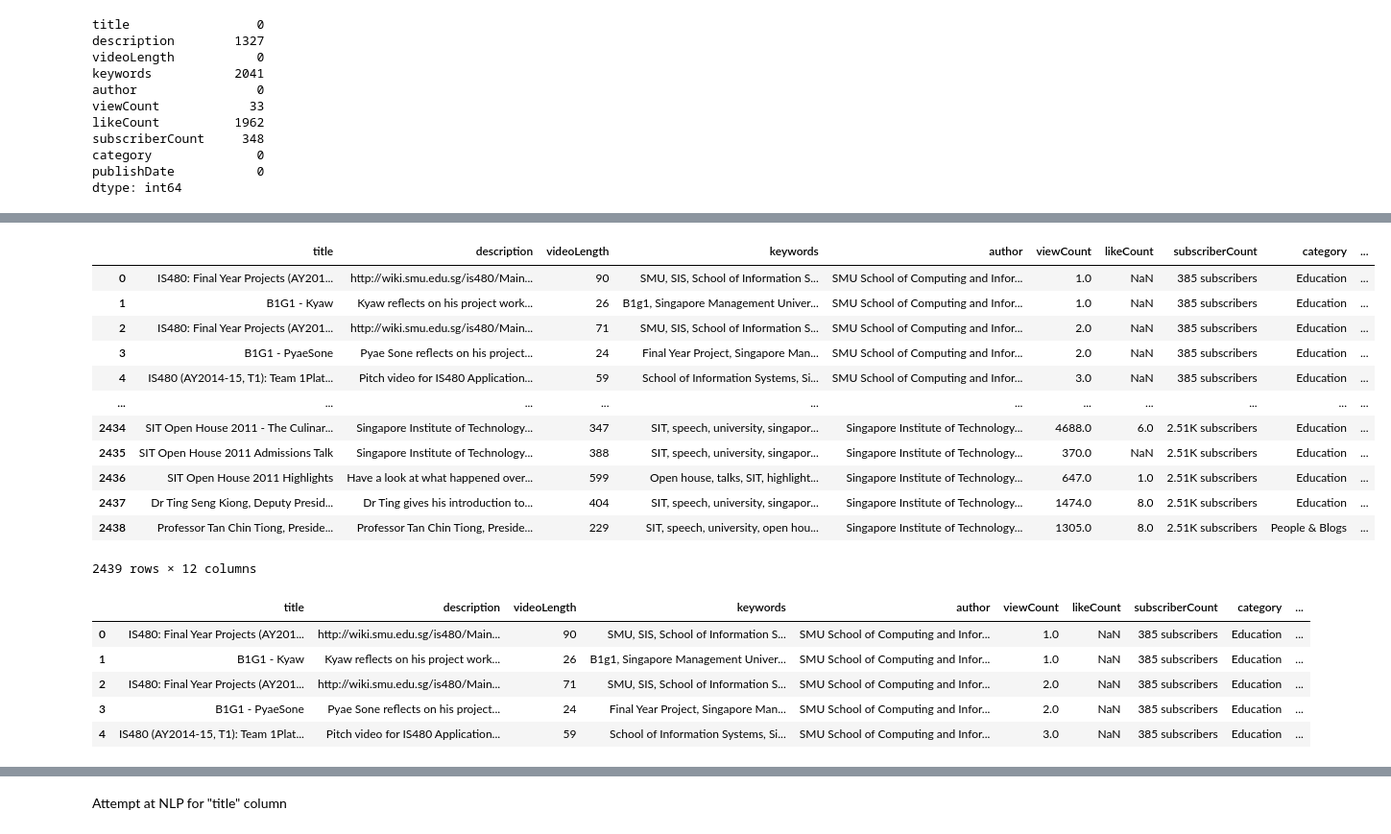
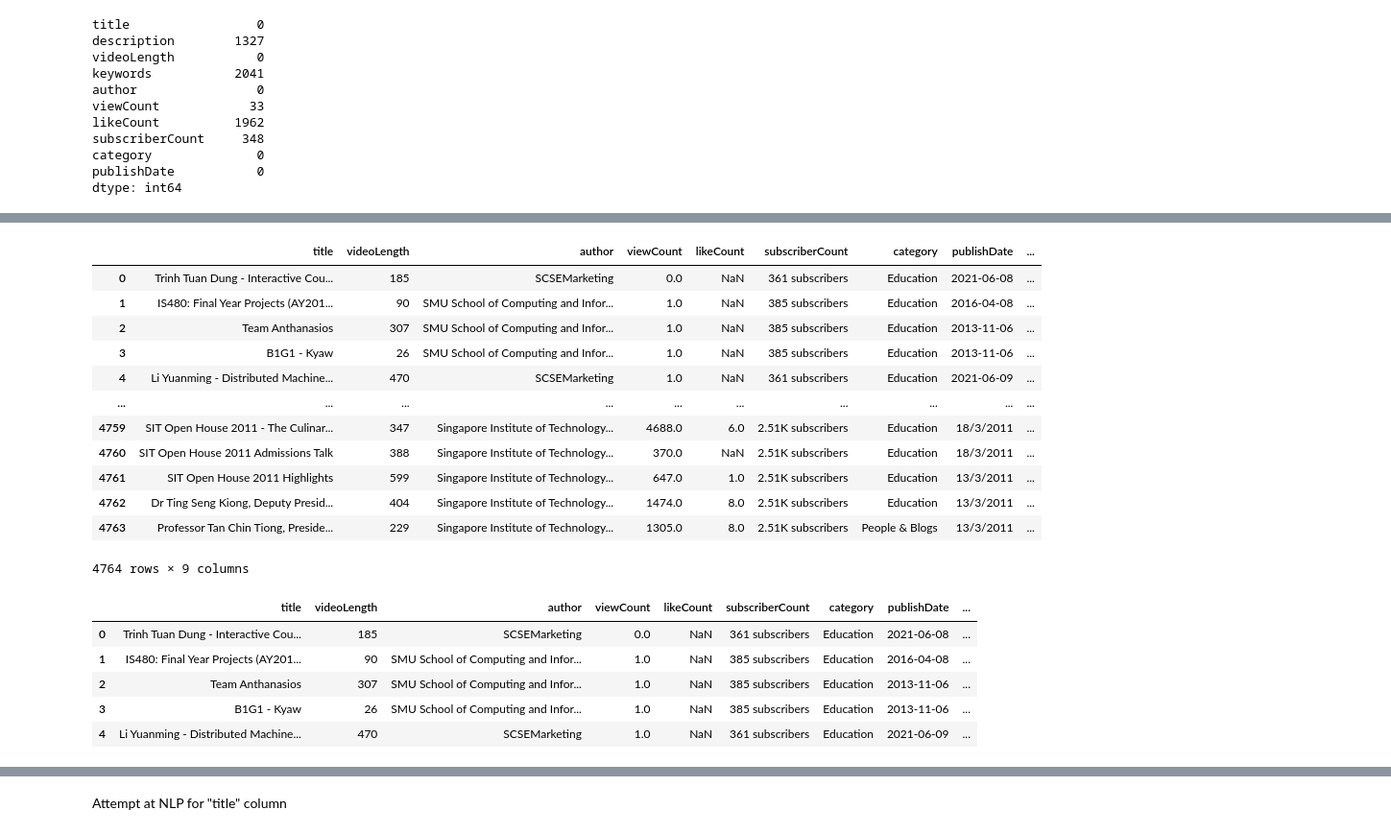
Before and after one commit to ashleyykq/is434-g2-t7, a Jupyter notebook: youtube/Youtube.ipynb, the cells around one changed output, grey strips where cells are left out. Shown at 96% size. Drawn from its saved outputs; the diff is of its cells as text; code cells hidden in the pictures.

```diff
--- a/youtube/Youtube.ipynb
+++ b/youtube/Youtube.ipynb
@@ -106,7 +106,7 @@ category              0
 publishDate           0
 dtype: int64
 # %%
-df2_dropna = df2.dropna(subset = ["keywords","description","subscriberCount"]).reset_index(drop = True)
+df2_dropna = df2.dropna(subset = ["viewCount"]).reset_index(drop = True)
 df2_dropna
 # %% [output]
 |  | title | description | videoLength | keywords | author | viewCount | likeCount | subscriberCount | category | ... |
@@ -145,0 +177,3 @@ df2_dropna_copy = df2_dropna.copy()
+# %%
+df2_dropna_copy = df2_dropna.drop(['description', 'keywords'], axis = 1)
+df2_dropna_copy
@@ -171,26 +217,26 @@ df2_dropna
 # %%
-df2_dropna['publishDateProcessed'] = pd.to_datetime(df2_dropna['publishDate'], infer_datetime_format=True)
-df2_dropna
+df2_dropna_copy['publishDateProcessed'] = pd.to_datetime(df2_dropna_copy['publishDate'], infer_datetime_format=True)
+df2_dropna_copy
 # %% [output]
-|  | title | description | videoLength | keywords | author | viewCount | likeCount | subscriberCount | category | ... |
-| 0 | IS480: Final Year Projects (AY201... | http://wiki.smu.edu.sg/is480/Main... | 90 | SMU, SIS, School of Information S... | SMU School of Computing and Infor... | 1.0 | NaN | 385 subscribers | Education | ... |
-| 1 | B1G1 - Kyaw | Kyaw reflects on his project work... | 26 | B1g1, Singapore Management Univer... | SMU School of Computing and Infor... | 1.0 | NaN | 385 subscribers | Education | ... |
-| 2 | IS480: Final Year Projects (AY201... | http://wiki.smu.edu.sg/is480/Main... | 71 | SMU, SIS, School of Information S... | SMU School of Computing and Infor... | 2.0 | NaN | 385 subscribers | Education | ... |
-| 3 | B1G1 - PyaeSone | Pyae Sone reflects on his project... | 24 | Final Year Project, Singapore Man... | SMU School of Computing and Infor... | 2.0 | NaN | 385 subscribers | Education | ... |
-| 4 | IS480 (AY2014-15, T1): Team 1Plat... | Pitch video for IS480 Application... | 59 | School of Information Systems, Si... | SMU School of Computing and Infor... | 3.0 | NaN | 385 subscribers | Education | ... |
-| ... | ... | ... | ... | ... | ... | ... | ... | ... | ... | ... |
-| 2434 | SIT Open House 2011 - The Culinar... | Singapore Institute of Technology... | 347 | SIT, speech, university, singapor... | Singapore Institute of Technology... | 4688.0 | 6.0 | 2.51K subscribers | Education | ... |
-| 2435 | SIT Open House 2011 Admissions Talk | Singapore Institute of Technology... | 388 | SIT, speech, university, singapor... | Singapore Institute of Technology... | 370.0 | NaN | 2.51K subscribers | Education | ... |
-| 2436 | SIT Open House 2011 Highlights | Have a look at what happened over... | 599 | Open house, talks, SIT, highlight... | Singapore Institute of Technology... | 647.0 | 1.0 | 2.51K subscribers | Education | ... |
-| 2437 | Dr Ting Seng Kiong, Deputy Presid... | Dr Ting gives his introduction to... | 404 | SIT, speech, university, singapor... | Singapore Institute of Technology... | 1474.0 | 8.0 | 2.51K subscribers | Education | ... |
-| 2438 | Professor Tan Chin Tiong, Preside... | Professor Tan Chin Tiong, Preside... | 229 | SIT, speech, university, open hou... | Singapore Institute of Technology... | 1305.0 | 8.0 | 2.51K subscribers | People & Blogs | ... |
+|  | title | videoLength | author | viewCount | likeCount | subscriberCount | category | publishDate | ... |
+| 0 | Trinh Tuan Dung - Interactive Cou... | 185 | SCSEMarketing | 0.0 | NaN | 361 subscribers | Education | 2021-06-08 | ... |
+| 1 | IS480: Final Year Projects (AY201... | 90 | SMU School of Computing and Infor... | 1.0 | NaN | 385 subscribers | Education | 2016-04-08 | ... |
+| 2 | Team Anthanasios | 307 | SMU School of Computing and Infor... | 1.0 | NaN | 385 subscribers | Education | 2013-11-06 | ... |
+| 3 | B1G1 - Kyaw | 26 | SMU School of Computing and Infor... | 1.0 | NaN | 385 subscribers | Education | 2013-11-06 | ... |
+| 4 | Li Yuanming - Distributed Machine... | 470 | SCSEMarketing | 1.0 | NaN | 361 subscribers | Education | 2021-06-09 | ... |
+| ... | ... | ... | ... | ... | ... | ... | ... | ... | ... |
+| 4759 | SIT Open House 2011 - The Culinar... | 347 | Singapore Institute of Technology... | 4688.0 | 6.0 | 2.51K subscribers | Education | 18/3/2011 | ... |
+| 4760 | SIT Open House 2011 Admissions Talk | 388 | Singapore Institute of Technology... | 370.0 | NaN | 2.51K subscribers | Education | 18/3/2011 | ... |
+| 4761 | SIT Open House 2011 Highlights | 599 | Singapore Institute of Technology... | 647.0 | 1.0 | 2.51K subscribers | Education | 13/3/2011 | ... |
+| 4762 | Dr Ting Seng Kiong, Deputy Presid... | 404 | Singapore Institute of Technology... | 1474.0 | 8.0 | 2.51K subscribers | Education | 13/3/2011 | ... |
+| 4763 | Professor Tan Chin Tiong, Preside... | 229 | Singapore Institute of Technology... | 1305.0 | 8.0 | 2.51K subscribers | People & Blogs | 13/3/2011 | ... |
-2439 rows × 12 columns
+4764 rows × 9 columns
 # %%
-df2_dropna.head()
+df2_dropna_copy.head()
 # %% [output]
-|  | title | description | videoLength | keywords | author | viewCount | likeCount | subscriberCount | category | ... |
-| 0 | IS480: Final Year Projects (AY201... | http://wiki.smu.edu.sg/is480/Main... | 90 | SMU, SIS, School of Information S... | SMU School of Computing and Infor... | 1.0 | NaN | 385 subscribers | Education | ... |
-| 1 | B1G1 - Kyaw | Kyaw reflects on his project work... | 26 | B1g1, Singapore Management Univer... | SMU School of Computing and Infor... | 1.0 | NaN | 385 subscribers | Education | ... |
-| 2 | IS480: Final Year Projects (AY201... | http://wiki.smu.edu.sg/is480/Main... | 71 | SMU, SIS, School of Information S... | SMU School of Computing and Infor... | 2.0 | NaN | 385 subscribers | Education | ... |
-| 3 | B1G1 - PyaeSone | Pyae Sone reflects on his project... | 24 | Final Year Project, Singapore Man... | SMU School of Computing and Infor... | 2.0 | NaN | 385 subscribers | Education | ... |
-| 4 | IS480 (AY2014-15, T1): Team 1Plat... | Pitch video for IS480 Application... | 59 | School of Information Systems, Si... | SMU School of Computing and Infor... | 3.0 | NaN | 385 subscribers | Education | ... |
+|  | title | videoLength | author | viewCount | likeCount | subscriberCount | category | publishDate | ... |
+| 0 | Trinh Tuan Dung - Interactive Cou... | 185 | SCSEMarketing | 0.0 | NaN | 361 subscribers | Education | 2021-06-08 | ... |
+| 1 | IS480: Final Year Projects (AY201... | 90 | SMU School of Computing and Infor... | 1.0 | NaN | 385 subscribers | Education | 2016-04-08 | ... |
+| 2 | Team Anthanasios | 307 | SMU School of Computing and Infor... | 1.0 | NaN | 385 subscribers | Education | 2013-11-06 | ... |
+| 3 | B1G1 - Kyaw | 26 | SMU School of Computing and Infor... | 1.0 | NaN | 385 subscribers | Education | 2013-11-06 | ... |
+| 4 | Li Yuanming - Distributed Machine... | 470 | SCSEMarketing | 1.0 | NaN | 361 subscribers | Education | 2021-06-09 | ... |
```
Also changed, not shown: parts of 92 cells of this notebook.
